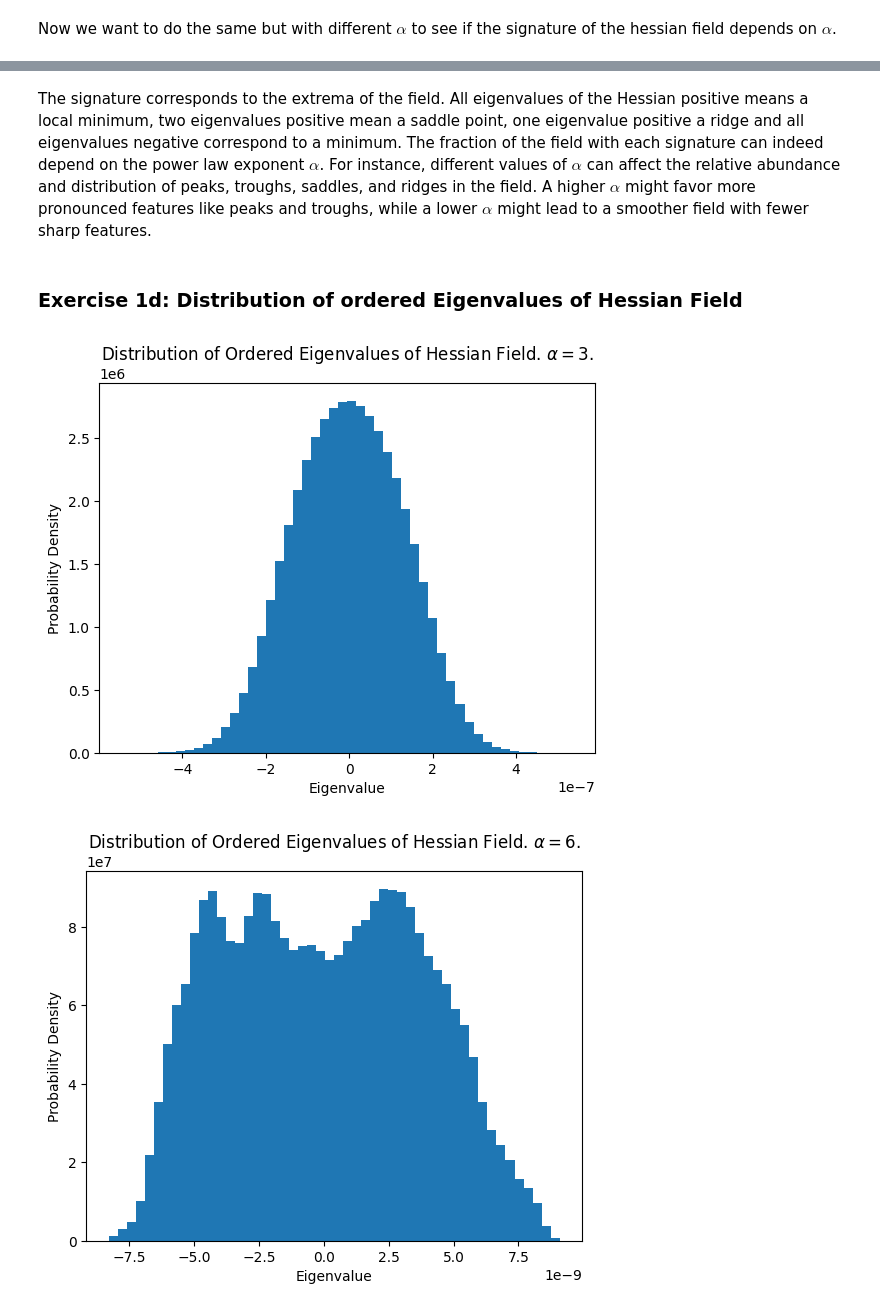
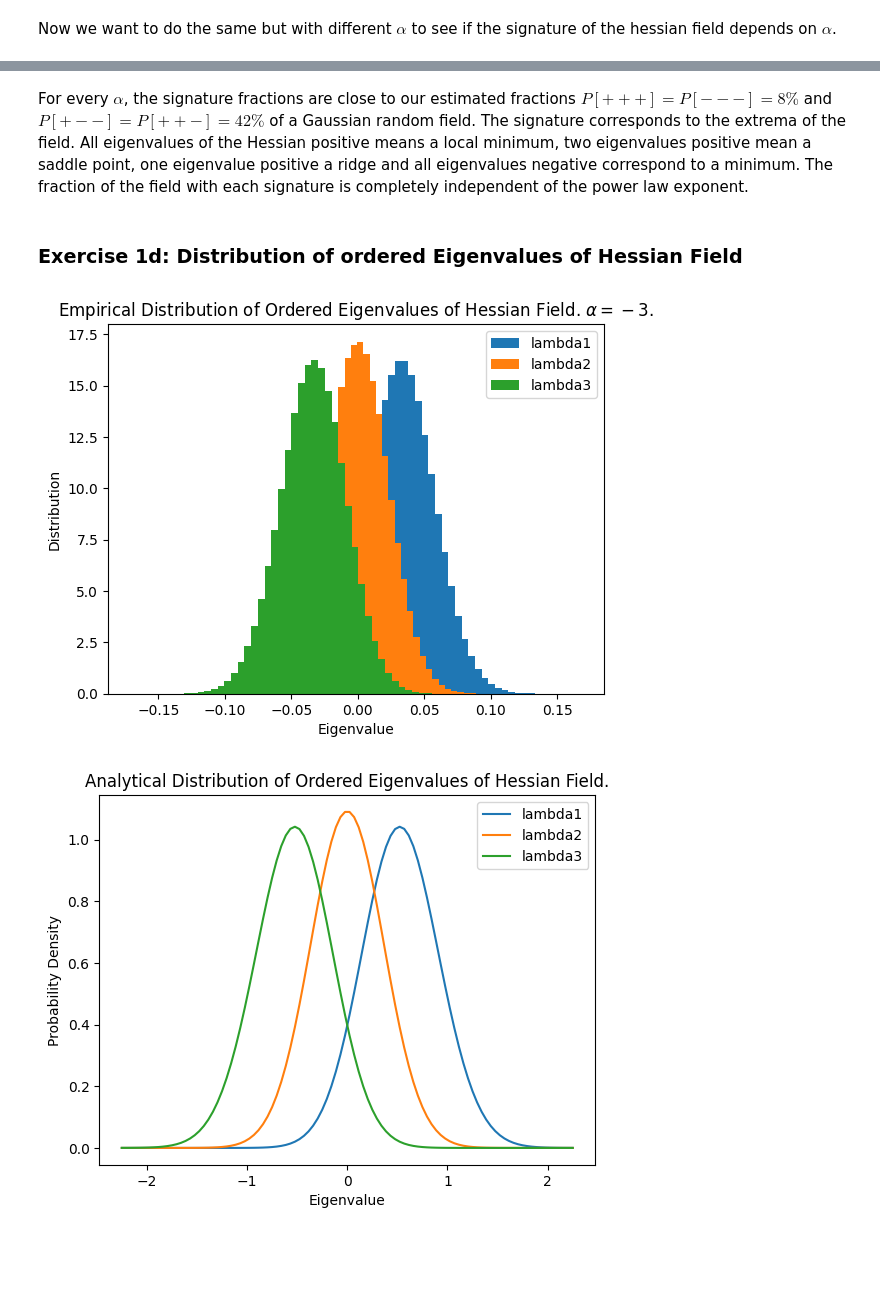
Before and after one commit to Entonia314/CosmicStructures, a Jupyter notebook: CosmicStructures_HW2_Ex1_AltonV.ipynb, the cells around one changed output, grey strips where cells are left out. Cells and saved outputs as stored; diff of their text form; code cells hidden in the pictures; blank space fills up the shorter version.

Commit message:
Fixed 1d distribution of eigenvalues of Hessian field but not sure if it is how it's wanted

```diff
--- a/CosmicStructures_HW2_Ex1_AltonV.ipynb
+++ b/CosmicStructures_HW2_Ex1_AltonV.ipynb
@@ -3,6 +3,9 @@
 # %%
 import numpy as np
 import matplotlib.pyplot as plt
+from scipy.special import erf
+import matplotlib as mpl
+mpl.rcParams['agg.path.chunksize'] = 10000
 # %% [markdown]
 ### Exercise 1a: Realisations of Gaussian Random Fields with Power Law Spectra $P(k) \propto k^{-\alpha}$
 with different $\alpha$ and resolutions.
@@ -139,7 +143,7 @@ Fraction of field with 3 positive eigenvalues: 0.07931375503540039
 # %% [markdown]
 Now we want to do the same but with different $\alpha$ to see if the signature of the hessian field depends on $\alpha$.
 # %%
-for alpha in [1, 3, 5, 8, 10, 50]:
+for alpha in [-8, -4, -3, 1, 2, 3]:
 
     # Generate f with power spectrum k^(-alpha)
     fk = np.random.normal(size=(N,N,N)) + 1j * np.random.normal(size=(N,N,N))
@@ -185,36 +187,70 @@ We identify a slight trend that with larger $\alpha$, the signature fractions ar
 # %% [markdown]
-The signature corresponds to the extrema of the field. All eigenvalues of the Hessian positive means a local minimum, two eigenvalues positive mean a saddle point, one eigenvalue positive a ridge and all eigenvalues negative correspond to a minimum. The fraction of the field with each signature can indeed depend on the power law exponent $\alpha$. For instance, different values of $\alpha$ can affect the relative abundance and distribution of peaks, troughs, saddles, and ridges in the field. A higher $\alpha$ might favor more pronounced features like peaks and troughs, while a lower $\alpha$ might lead to a smoother field with fewer sharp features.
+For every $\alpha$, the signature fractions are close to our estimated fractions $P[+++]=P[---]=8\%$ and $P[+--]=P[++-]=42\%$ of a Gaussian random field.
+The signature corresponds to the extrema of the field. All eigenvalues of the Hessian positive means a local minimum, two eigenvalues positive mean a saddle point, one eigenvalue positive a ridge and all eigenvalues negative correspond to a minimum. The fraction of the field with each signature is completely independent of the power law exponent.
 # %% [markdown]
 ### Exercise 1d: Distribution of ordered Eigenvalues of Hessian Field
+# %%
+def p_lambda1(lambda1, sigma2):
+    part1 = np.sqrt(5/(72*np.pi))*(20*lambda1**2-sigma2**2)/sigma2**3*(erf(lambda1*np.sqrt(2)/sigma2)+1)*np.exp(-5*lambda1**2/(2*sigma2**2))
+    part2 = np.sqrt(15/(16*np.pi*sigma2**2))*(erf(lambda1*np.sqrt(3)/(2*sigma2))+1)*np.exp(-15*lambda1**2/(4*sigma2**2))
+    part3 = 5*np.sqrt(5)/(3*np.pi*sigma2**2)*lambda1*np.exp(-9*lambda1**2/(2*sigma2**2))
+    return part1 + part2 + part3
+
+def p_lambda2(lambda2, sigma2):
+    return np.sqrt(15/(4*np.pi*sigma2**2))*np.exp(-15*lambda2**2/(4*sigma2**2))
+
+def p_lambda3(lambda3, sigma2):
+    return p_lambda1(-lambda3, sigma2)
 # %%
-for alpha in [3, 6]:
+for alpha in [-3]:
     # Generate f with power spectrum k^(-alpha)
     fk = np.random.normal(size=(N,N,N)) + 1j * np.random.normal(size=(N,N,N))
     fk = fk * kmod ** -(alpha/2) # multiply with amplitude
     fk[0,0,0] = 0.0 # zero f(k=0), to enforce zero mean
     f = np.fft.ifftn(fk) # inverse transform
     f = norm * np.real( f ) # take real part and normalise
+    sigma2 = np.sqrt(f.var())
 
     # create an empty N*N*N*3*3 field (5D!) to hold the hessian field
     fD2 = np.zeros([N,N,N,3,3],dtype=complex)
     # loop over dimensions
     for i in range(3):
         for l in range(3):
             # store component i in gradient field
             fD2[...,i,l] = - fk * (kv[i] / kmod) * (kv[l] / kmod)
             fD2[0,0,0,i,l] = 0.0
     # inverse transform along axes 0,1,2 (but not 3 and 4) of the 5d array
     D2 = np.real(np.fft.ifftn(fD2,axes=[0,1,2]))
 
     # Store eigenvalues of Hessian of each point x
     hess_eigvals = np.zeros([N,N,N,3])
     hess_eigvals[...,:] = np.sort(np.linalg.eigvalsh(D2[...,:,:]))
 
-    plt.hist(hess_eigvals.flatten(), bins=50, density=True)
+    # Get every eigenvalue distribution in flat array
+    lambda1 = hess_eigvals[:,:,:,2].flatten()
+    lambda2 = hess_eigvals[:,:,:,1].flatten()
+    lambda3 = hess_eigvals[:,:,:,0].flatten()
+
+    plt.hist(lambda1/sigma2, bins=50, density=True, label='lambda1')
+    plt.hist(lambda2/sigma2, bins=50, density=True, label='lambda2')
+    plt.hist(lambda3/sigma2, bins=50, density=True, label='lambda3')
+    plt.xlabel('Eigenvalue')
+    plt.ylabel('Distribution')
+    plt.title(f'Empirical Distribution of Ordered Eigenvalues of Hessian Field. $\\alpha={alpha}$.')
+    plt.legend()
+    plt.show()
+
+    x = np.linspace(-2.25, 2.25, 100)
+    sigma2 = 1
+
+    plt.plot(x, p_lambda1(x, sigma2), label='lambda1')
+    plt.plot(x, p_lambda2(x, sigma2), label='lambda2')
+    plt.plot(x, p_lambda3(x, sigma2), label='lambda3')
     plt.xlabel('Eigenvalue')
     plt.ylabel('Probability Density')
-    plt.title(f'Distribution of Ordered Eigenvalues of Hessian Field. $\\alpha={alpha}$.')
+    plt.title(f'Analytical Distribution of Ordered Eigenvalues of Hessian Field.')
+    plt.legend()
     plt.show()
 # %% [output]
-[figure, old version]
+[figure, new version]
-[figure, old version]
+[figure, new version]
```
Also changed, not shown: parts of 10 cells of this notebook.
